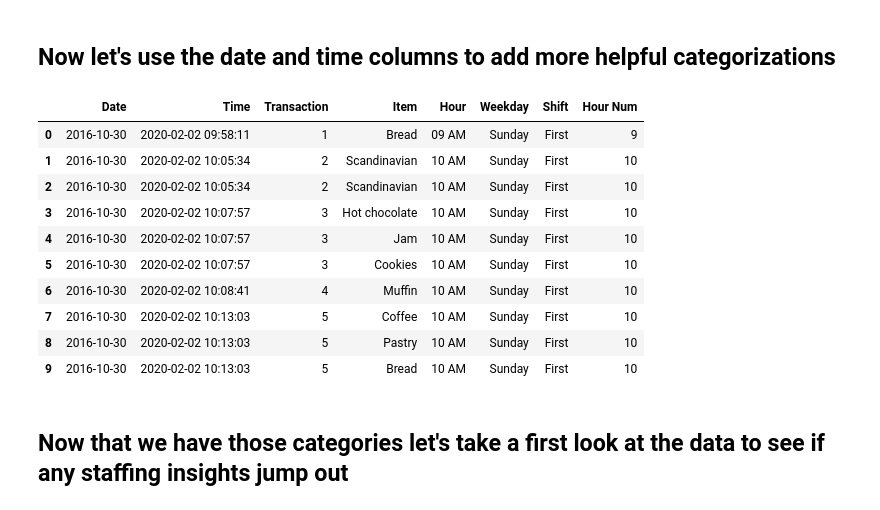
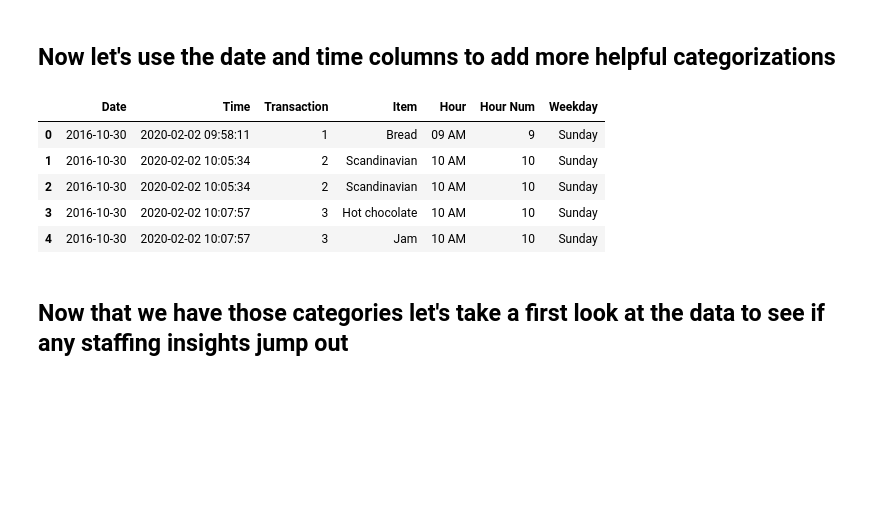
Before and after one commit to unccjp/BUSI-488, a Jupyter notebook: EDA-Bakery-Final-Notebook.ipynb, the cells around one changed output. Cells and saved outputs as stored; diff of their text form; code cells hidden in the pictures; blank space fills up the shorter version.

```diff
--- a/EDA-Bakery-Final-Notebook.ipynb
+++ b/EDA-Bakery-Final-Notebook.ipynb
@@ -3,3 +1,9 @@
+# %%
+# @hidden_cell
+# The project token is an authorization token that is used to access project resources like data sources, connections, and used by platform APIs.
+from project_lib import Project
+project = Project(project_id='e2b5b5a4-9ebe-41e4-8e02-fd53d02377a7', project_access_token='p-b3754d05f2f69387eb6daeb3439106dc4b4bb5a7')
+pc = project.project_context
 # %% [markdown]
 # Team Assignment 1: EDA of Bakery Sales
 
@@ -31,22 +35,17 @@ clean_sku_count = bakery.Item.count()  # clean item count
 # %%
 bakery.Date = pd.to_datetime(bakery.Date)
 bakery.Time = pd.to_datetime(bakery.Time)
 bakery['Hour'] = bakery.Time.dt.strftime('%I %p')
 bakery['Hour Num'] = bakery.Time.dt.hour
 bakery['Weekday'] = bakery.Date.dt.weekday_name
-bakery.head(10)
+bakery.head()
 # %% [output]
-|  | Date | Time | Transaction | Item | Hour | Weekday | Shift | Hour Num |
-| 0 | 2016-10-30 | 2020-02-02 09:58:11 | 1 | Bread | 09 AM | Sunday | First | 9 |
-| 1 | 2016-10-30 | 2020-02-02 10:05:34 | 2 | Scandinavian | 10 AM | Sunday | First | 10 |
-| 2 | 2016-10-30 | 2020-02-02 10:05:34 | 2 | Scandinavian | 10 AM | Sunday | First | 10 |
-| 3 | 2016-10-30 | 2020-02-02 10:07:57 | 3 | Hot chocolate | 10 AM | Sunday | First | 10 |
-| 4 | 2016-10-30 | 2020-02-02 10:07:57 | 3 | Jam | 10 AM | Sunday | First | 10 |
-| 5 | 2016-10-30 | 2020-02-02 10:07:57 | 3 | Cookies | 10 AM | Sunday | First | 10 |
-| 6 | 2016-10-30 | 2020-02-02 10:08:41 | 4 | Muffin | 10 AM | Sunday | First | 10 |
-| 7 | 2016-10-30 | 2020-02-02 10:13:03 | 5 | Coffee | 10 AM | Sunday | First | 10 |
-| 8 | 2016-10-30 | 2020-02-02 10:13:03 | 5 | Pastry | 10 AM | Sunday | First | 10 |
-| 9 | 2016-10-30 | 2020-02-02 10:13:03 | 5 | Bread | 10 AM | Sunday | First | 10 |
+|  | Date | Time | Transaction | Item | Hour | Hour Num | Weekday |
+| 0 | 2016-10-30 | 2020-02-02 09:58:11 | 1 | Bread | 09 AM | 9 | Sunday |
+| 1 | 2016-10-30 | 2020-02-02 10:05:34 | 2 | Scandinavian | 10 AM | 10 | Sunday |
+| 2 | 2016-10-30 | 2020-02-02 10:05:34 | 2 | Scandinavian | 10 AM | 10 | Sunday |
+| 3 | 2016-10-30 | 2020-02-02 10:07:57 | 3 | Hot chocolate | 10 AM | 10 | Sunday |
+| 4 | 2016-10-30 | 2020-02-02 10:07:57 | 3 | Jam | 10 AM | 10 | Sunday |
 # %% [markdown]
 ## Now that we have those categories let's take a first look at the data to see if any staffing insights jump out
 # %%
```
Also changed, not shown: parts of 8 cells of this notebook.
